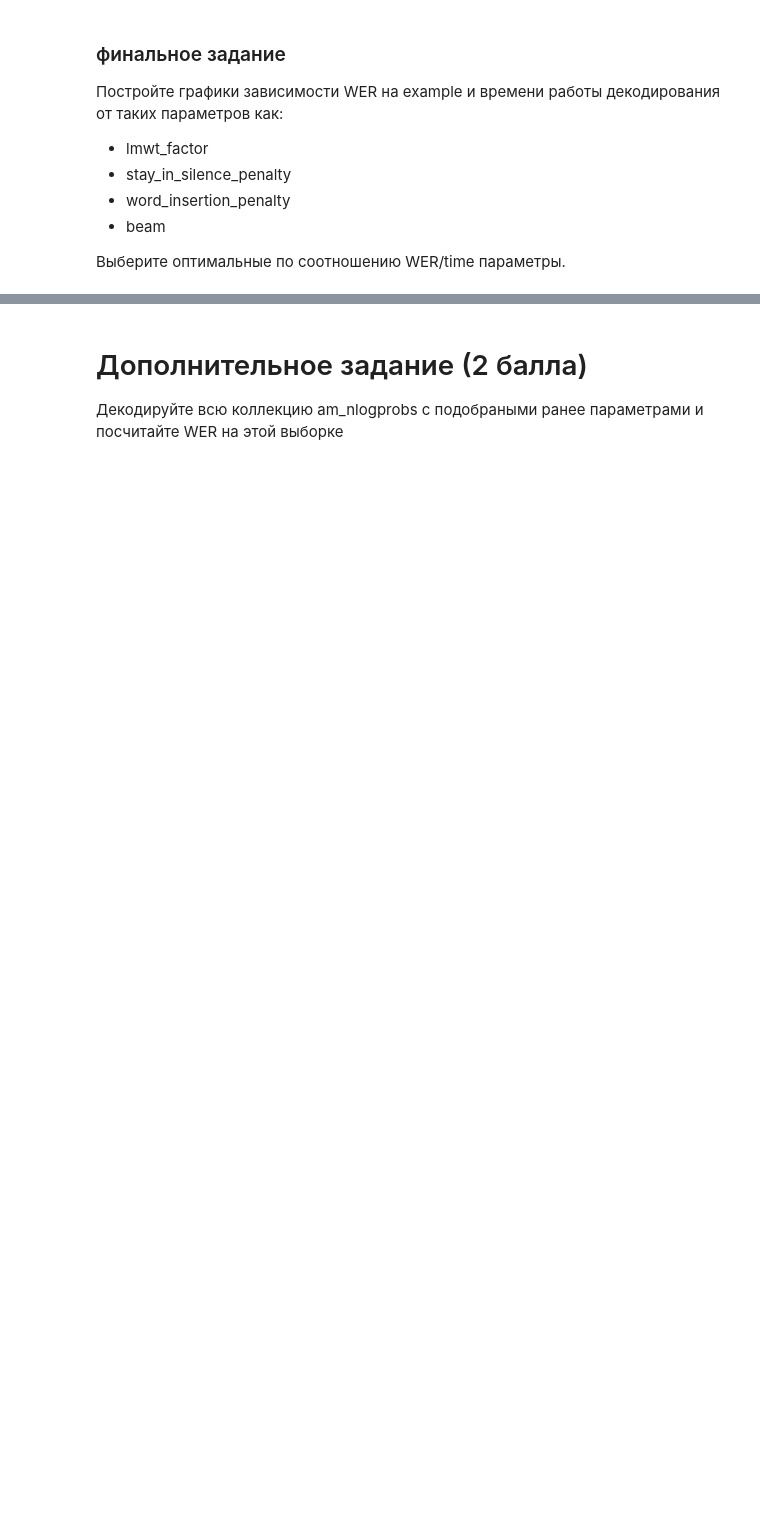
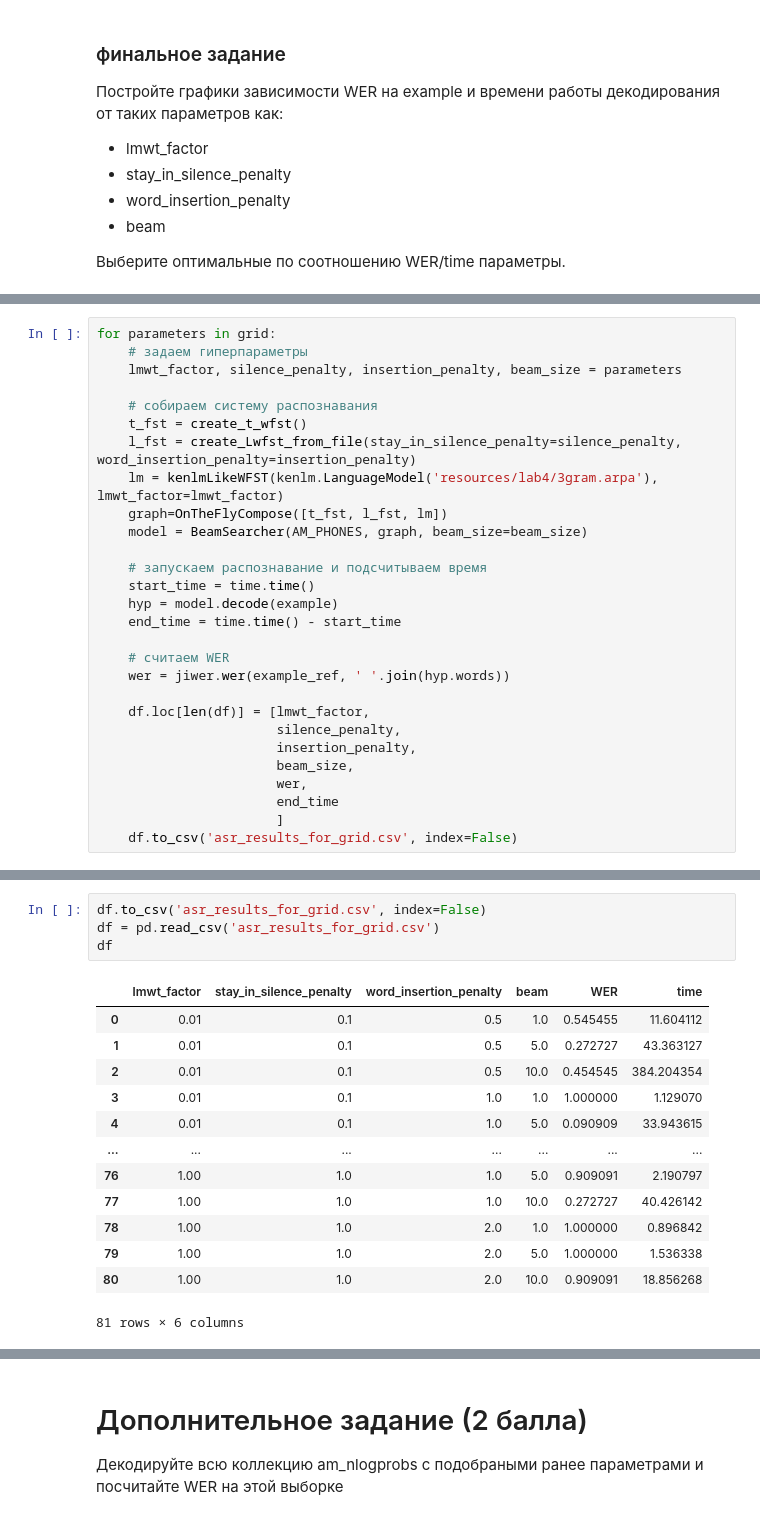
Before and after one commit to medbar/asr_itmo24, a Jupyter notebook: asr_lab4.ipynb, the cells around one changed output, grey strips where cells are left out. Saved outputs shown, nothing was run; the diff lists cells and outputs as text; blank space fills up the shorter version.

```diff
--- a/asr_lab4.ipynb
+++ b/asr_lab4.ipynb
@@ -905,0 +988,28 @@ print(hyp, "WER: ", jiwer.wer(example_ref, ' '.join(hyp.words)))
+# %%
+for parameters in grid:
+    # задаем гиперпараметры
+    lmwt_factor, silence_penalty, insertion_penalty, beam_size = parameters
+
+    # собираем систему распознавания
+    t_fst = create_t_wfst()
+    l_fst = create_Lwfst_from_file(stay_in_silence_penalty=silence_penalty, word_insertion_penalty=insertion_penalty)
+    lm = kenlmLikeWFST(kenlm.LanguageModel('resources/lab4/3gram.arpa'), lmwt_factor=lmwt_factor)
+    graph=OnTheFlyCompose([t_fst, l_fst, lm])
+    model = BeamSearcher(AM_PHONES, graph, beam_size=beam_size)
+
+    # запускаем распознавание и подсчитываем время
+    start_time = time.time()
+    hyp = model.decode(example)
+    end_time = time.time() - start_time
+
+    # считаем WER
+    wer = jiwer.wer(example_ref, ' '.join(hyp.words))
+
+    df.loc[len(df)] = [lmwt_factor,
+                       silence_penalty,
+                       insertion_penalty,
+                       beam_size,
+                       wer,
+                       end_time
+                       ]
+    df.to_csv('asr_results_for_grid.csv', index=False)
@@ -905,0 +1054,18 @@ print(hyp, "WER: ", jiwer.wer(example_ref, ' '.join(hyp.words)))
+# %%
+df.to_csv('asr_results_for_grid.csv', index=False)
+df = pd.read_csv('asr_results_for_grid.csv')
+df
+# %% [output]
+|  | lmwt_factor | stay_in_silence_penalty | word_insertion_penalty | beam | WER | time |
+| 0 | 0.01 | 0.1 | 0.5 | 1.0 | 0.545455 | 11.604112 |
+| 1 | 0.01 | 0.1 | 0.5 | 5.0 | 0.272727 | 43.363127 |
+| 2 | 0.01 | 0.1 | 0.5 | 10.0 | 0.454545 | 384.204354 |
+| 3 | 0.01 | 0.1 | 1.0 | 1.0 | 1.000000 | 1.129070 |
+| 4 | 0.01 | 0.1 | 1.0 | 5.0 | 0.090909 | 33.943615 |
+| ... | ... | ... | ... | ... | ... | ... |
+| 76 | 1.00 | 1.0 | 1.0 | 5.0 | 0.909091 | 2.190797 |
+| 77 | 1.00 | 1.0 | 1.0 | 10.0 | 0.272727 | 40.426142 |
+| 78 | 1.00 | 1.0 | 2.0 | 1.0 | 1.000000 | 0.896842 |
+| 79 | 1.00 | 1.0 | 2.0 | 5.0 | 1.000000 | 1.536338 |
+| 80 | 1.00 | 1.0 | 2.0 | 10.0 | 0.909091 | 18.856268 |
+81 rows × 6 columns
```
Also changed, not shown: parts of 26 cells of this notebook.
